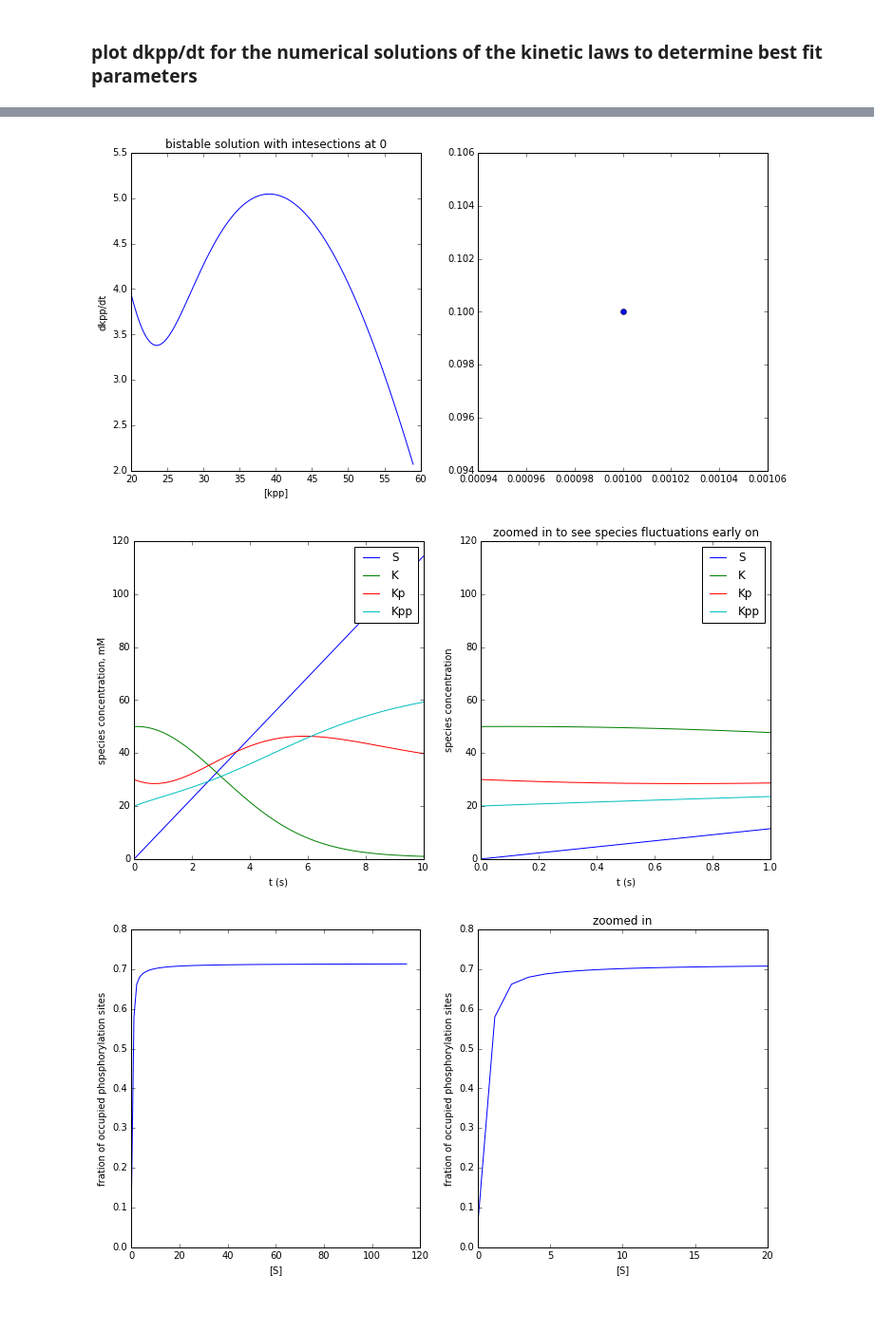
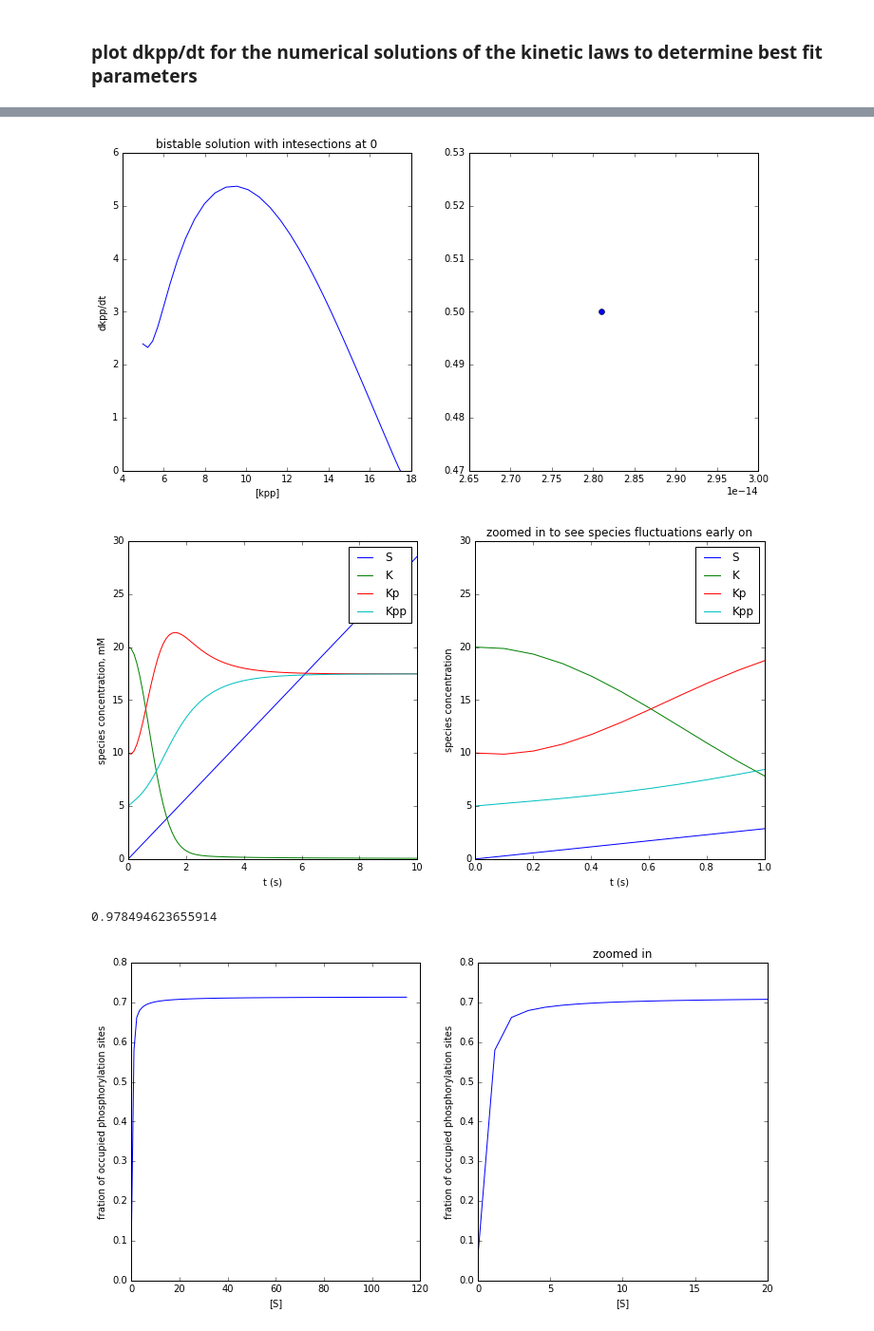
Before and after one commit to npagane/bph, a Jupyter notebook: yeastSim/1DRealModelSim.ipynb, the cells around one changed output, grey strips where cells are left out. Shown: that part at 95% size. Saved outputs shown, nothing was run; the diff lists cells and outputs as text; code cells hidden in the pictures.

```diff
--- a/yeastSim/1DRealModelSim.ipynb
+++ b/yeastSim/1DRealModelSim.ipynb
@@ -282,2 +307,12 @@ plt.show()
 # %% [markdown]
 ### plot dkpp/dt for the numerical solutions of the kinetic laws to determine best fit parameters
+# %%
+cols = sum(grad < 1)
+mins = [];
+for i in cols.tolist()[0]:
+    if i > 0:
+        for j in range(len(grad[i,:])):
+            if grad[i,j] < 1:
+                mins.append(grad[i.j])
+
+print mins
@@ -286,14 +339,16 @@ plt.show()
 #generate length 100 arrays to look at the interactive plot with
 trials = []
 count = 0
-while count + 100 <= cols:
+#while count + 100 <= cols:
+while count + 100 <= ind:
     trials.append([count, count + 100])
     count = count + 100
 print len(trials) - 1
-print "k1 = ", params['k1'][0]
-print "k2 = ", params['k2'][0]
+#print "k1 = ", params['k1'][0]
+#print "k2 = ", params['k2'][0]
 
-att = 1 # CHANGE THIS NUMBER HERE TO SEE THE PLOTS FOR A LIMITED SELECTION OF SOLUTIONS
+
+att = 100 # CHANGE THIS NUMBER HERE TO SEE THE PLOTS FOR A LIMITED SELECTION OF SOLUTIONS
 
 #create traces
 data = []
@@ -303,8 +358,8 @@ for i in range(trials[att][0], trials[att][1]):
     x = odeTrials[i][:,3][0:n-1],
     y = dkpp,
     mode = 'lines',
-    name = ''.join([str('%.2E' % Decimal(params['k3'][i])), ", ", str('%.2E' % Decimal(params['k4'][i],2)),
-                   ", ", str('%.2E' % Decimal(params['k5'][i],2))])
+    #name = ''.join([str('%.2E' % Decimal(params['k3'][i])), ", ", str('%.2E' % Decimal(params['k4'][i],2)),
+     #              ", ", str('%.2E' % Decimal(params['k5'][i],2))])
     )
     data.append(trace)
 
@@ -324,16 +377,17 @@ def rates(y, t, k1, k2, k3, k4, k5):
                        k4*y[2] -  k5*y[3]])
 
 # plot species
-k1 = 1e-2
-k2 = 1e-3
-k3 = 2e-2
-k4 = 2e-1
-k5 = 1e-1
+k1 = .7038
+k2 = 2.8102e-14
+k3 = 0.0683
+k4 = .5
+k5 = .5
 
 #initial concentrations
-c2 = 50
-c3 = 30
-c4 = 20
+c1 = 0
+c2 = 20
+c3 = 10
+c4 = 5
 y0 = np.asarray([c1, c2, c3, c4])/V #initial species concentration
 
 
@@ -351,35 +405,39 @@ ax.set_ylabel('dkpp/dt')
 #plot two parameters against each other to determine bistable solution
 ax = fig.add_subplot(1,2,2)
 ax.plot(k2, k5, 'o')
 
 
 fig = plt.figure(figsize=(12,6))
 ax = fig.add_subplot(1,2,1)
 for i in range(len(y0)):
     ax.plot(t, ode[:,i][0:n])
 ax.set_xlabel('t (s)')
 #plt.title(''.join(['[S] = ', str(c1)]))
 ax.set_ylabel('species concentration, mM')
 ax.legend(['S', 'K', 'Kp', 'Kpp'])
 
 #zoom in
 ax = fig.add_subplot(1,2,2)
 tf = 10
 t = np.linspace(ti, tf, n)
 ode = snt.odeint(rates, y0,t, args = (k1, k2, k3, k4, k5))
 for i in range(len(y0)):
     ax.plot(t, ode[:,i][0:n])
 ax.set_xlabel('t (s)')
 ax.set_title('zoomed in to see species fluctuations early on')
 ax.set_ylabel('species concentration')
 ax.legend(['S', 'K', 'Kp', 'Kpp'])
 ax.set_xlim([0,1])
 
 
 plt.show()
 # %% [output]
-[figure, old version]
+[figure, new version]
-[figure, old version]
+[figure, new version]
+# %%
+45.5/46.5
+# %% [output]
+0.978494623655914
 # %%
 #plot fration of occupied phosphorylation sites to determine of parameters yield cooperativity
 # (sigmoidal as opposed to hyperbolic)
```
Also changed, not shown: parts of 8 cells of this notebook, 1 other file.
